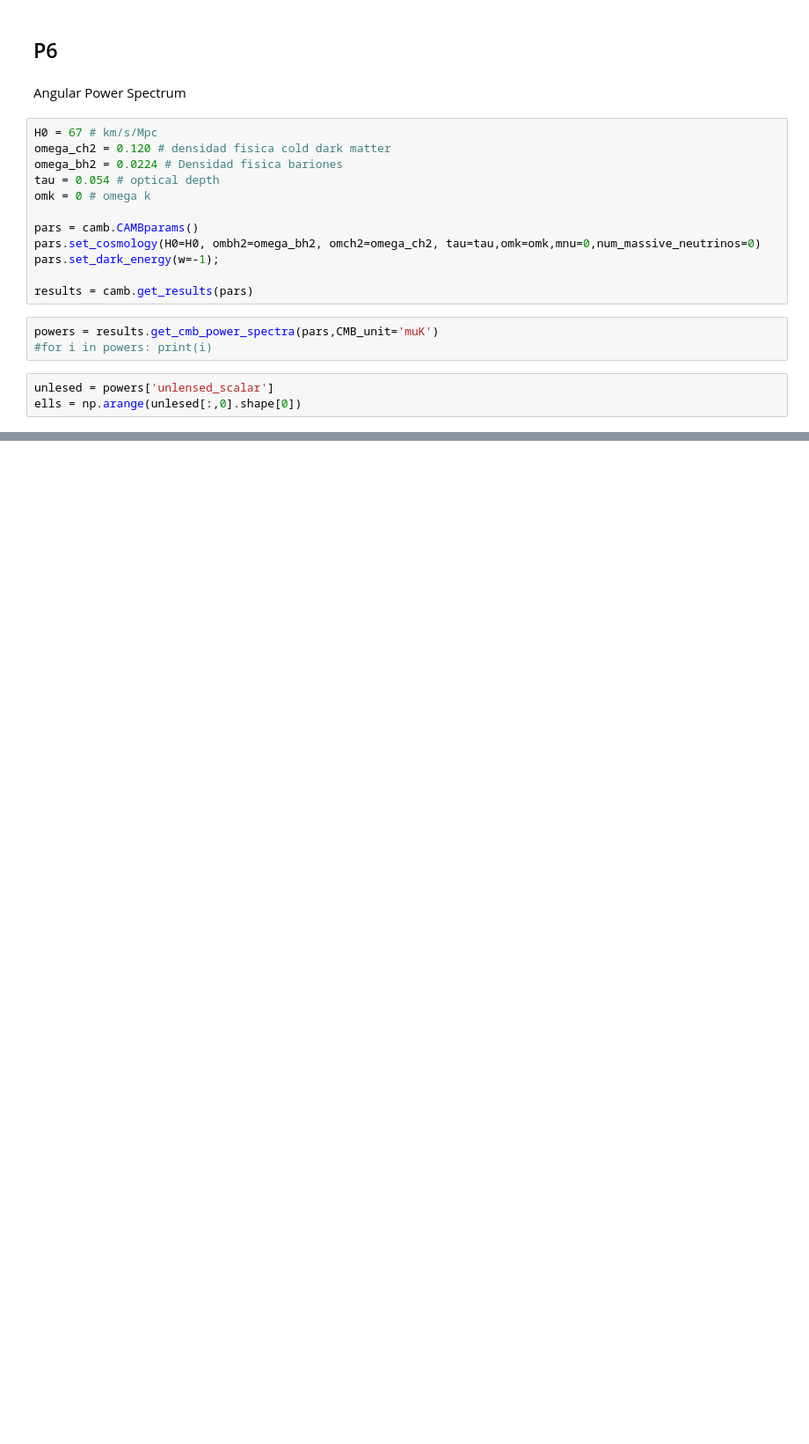
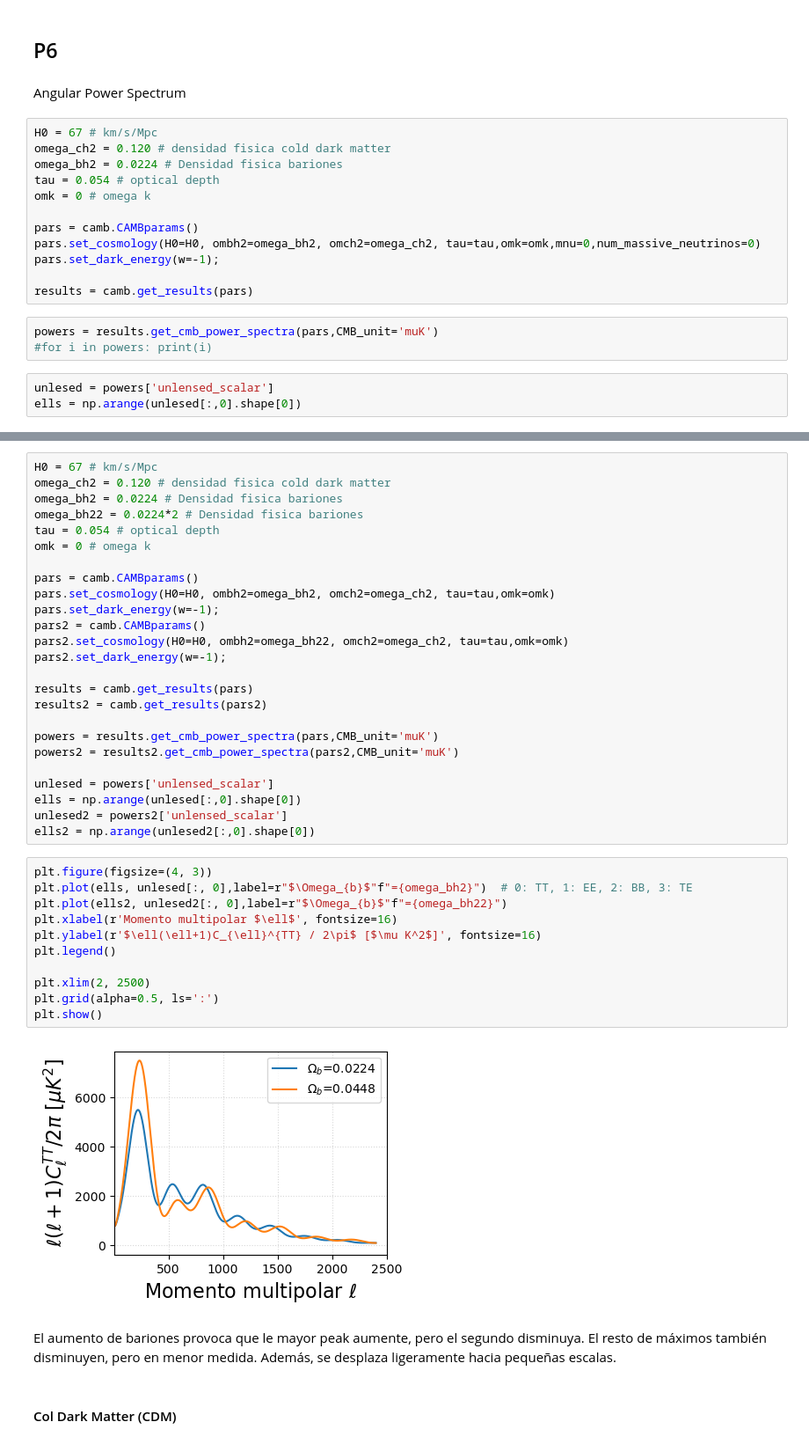
Before and after one commit to alejandro542/Cosmo-tareas, a Jupyter notebook: TAREA 2/Codigo.ipynb, the cells around one changed output, grey strips where cells are left out. Shown: that part at 88% size. Cells and saved outputs as stored; diff of their text form; blank space fills up the shorter version.

```diff
--- a/TAREA 2/Codigo.ipynb
+++ b/TAREA 2/Codigo.ipynb
@@ -226,0 +311,43 @@ plt.show()
+# %%
+H0 = 67 # km/s/Mpc
+omega_ch2 = 0.120 # densidad fisica cold dark matter
+omega_bh2 = 0.0224 # Densidad fisica bariones
+omega_bh22 = 0.0224*2 # Densidad fisica bariones
+tau = 0.054 # optical depth
+omk = 0 # omega k
+
+pars = camb.CAMBparams()
+pars.set_cosmology(H0=H0, ombh2=omega_bh2, omch2=omega_ch2, tau=tau,omk=omk)
+pars.set_dark_energy(w=-1);
+pars2 = camb.CAMBparams()
+pars2.set_cosmology(H0=H0, ombh2=omega_bh22, omch2=omega_ch2, tau=tau,omk=omk)
+pars2.set_dark_energy(w=-1);
+
+results = camb.get_results(pars)
+results2 = camb.get_results(pars2)
+
+powers = results.get_cmb_power_spectra(pars,CMB_unit='muK')
+powers2 = results2.get_cmb_power_spectra(pars2,CMB_unit='muK')
+
+unlesed = powers['unlensed_scalar']
+ells = np.arange(unlesed[:,0].shape[0])
+unlesed2 = powers2['unlensed_scalar']
+ells2 = np.arange(unlesed2[:,0].shape[0])
+# %%
+plt.figure(figsize=(4, 3))
+plt.plot(ells, unlesed[:, 0],label=r"$\Omega_{b}$"f"={omega_bh2}")  # 0: TT, 1: EE, 2: BB, 3: TE
+plt.plot(ells2, unlesed2[:, 0],label=r"$\Omega_{b}$"f"={omega_bh22}")
+plt.xlabel(r'Momento multipolar $\ell$', fontsize=16)
+plt.ylabel(r'$\ell(\ell+1)C_{\ell}^{TT} / 2\pi$ [$\mu K^2$]', fontsize=16)
+plt.legend()
+
+plt.xlim(2, 2500)
+plt.grid(alpha=0.5, ls=':')
+plt.show()
+# %% [output]
+[figure, added]
+# %% [markdown]
+El aumento de bariones provoca que le mayor peak aumente, pero el segundo disminuya. El resto de máximos también disminuyen, pero en menor medida.
+Además, se desplaza ligeramente hacia pequeñas escalas.
+# %% [markdown]
+#### Col Dark Matter (CDM)
```
Also changed, not shown: parts of 20 cells of this notebook.
